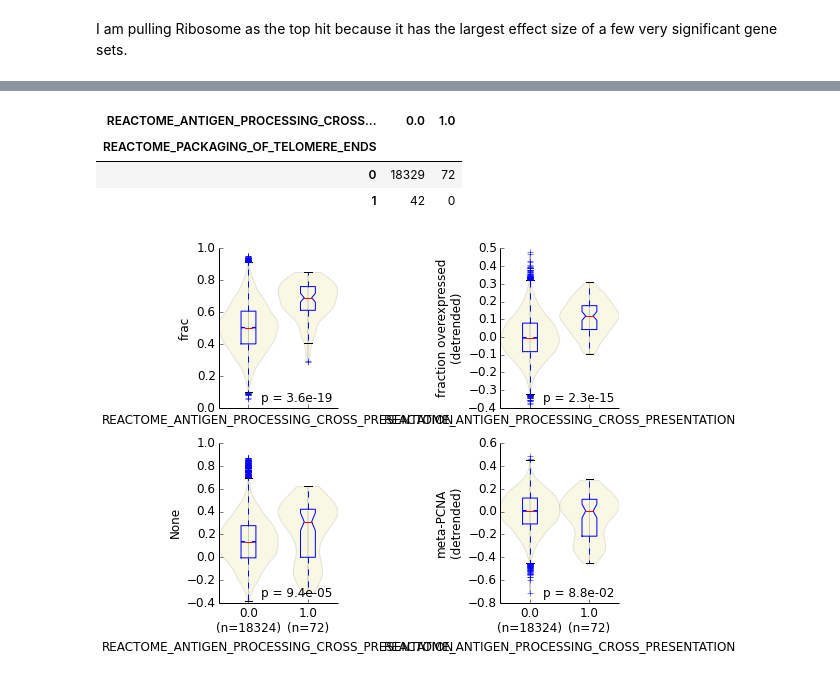
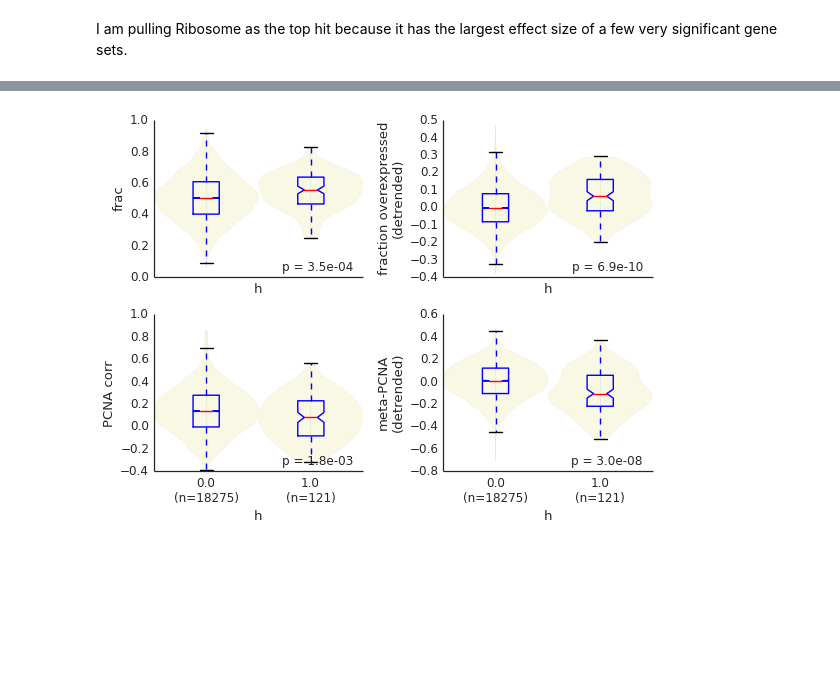
Before and after one commit to theandygross/TCGA_differential_expression, a Jupyter notebook: Notebooks/switchiness_screen.ipynb, the cells around one changed output, grey strips where cells are left out. Cells and saved outputs as stored; diff of their text form; code cells hidden in the pictures; blank space fills up the shorter version.

```diff
--- a/Notebooks/switchiness_screen.ipynb
+++ b/Notebooks/switchiness_screen.ipynb
@@ -11,3 +10,5 @@ importing IPython notebook from Imports
+# %%
+pcna_corr.name = 'PCNA corr'
 # %%
 f_win.order().head()
 # %% [output]
@@ -50,6 +51,6 @@ switch_plot('SEMA5B')
 # %%
-gs2 = gene_sets.ix[f_win.index].fillna(0)
-r2 = screen_feature(f_win, rev_kruskal, gs2.T,
+gs2 = gene_sets.ix[f_win.dropna().index].fillna(0)
+rr = screen_feature(f_win, rev_kruskal, gs2.T,
                     align=False)
 fp = (1.*gene_sets.T * f_win).T.dropna().replace(0, np.nan).mean().order()
-fp.name = 'mean frac'
+fp.name = 'mean score'
@@ -104,21 +128,13 @@ r2.ix[ti(c.p > .01)].ix[ti(fp > 0)].join(fp).sort('p').head(6)
-# %%
-pd.crosstab(gs2['REACTOME_PACKAGING_OF_TELOMERE_ENDS'],
-            gs2['REACTOME_ANTIGEN_PROCESSING_CROSS_PRESENTATION'])
-# %% [output]
-| REACTOME_ANTIGEN_PROCESSING_CROSS... | 0.0 | 1.0 |
-| REACTOME_PACKAGING_OF_TELOMERE_ENDS |  |  |
-| 0 | 18329 | 72 |
-| 1 | 42 | 0 |
 # %%
-p = gs2['REACTOME_ANTIGEN_PROCESSING_CROSS_PRESENTATION']
+p = gs2['KEGG_LYSOSOME']
 fig, axs = subplots(2,2, figsize=(8,6), sharex=True)
 axs = axs.flatten()
 violin_plot_pandas(p, dx_rna.frac, ax=axs[0])
 violin_plot_pandas(p, pcna_corr, ax=axs[2])
 violin_plot_pandas(p, f_win, ax=axs[1])
 violin_plot_pandas(p, pcna_win, ax=axs[3])
 for ax in axs:
     prettify_ax(ax)
 fig.tight_layout()
 # %% [output]
-[figure, old version]
+[figure, new version]
```
Also changed, not shown: parts of 27 cells of this notebook, 17 other files.
